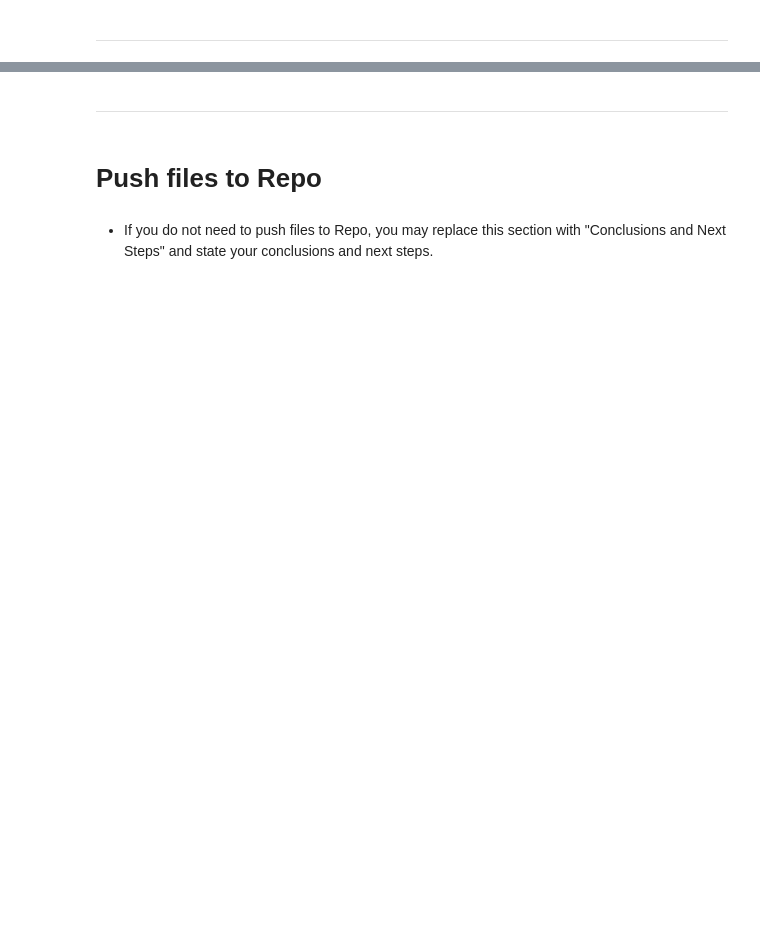
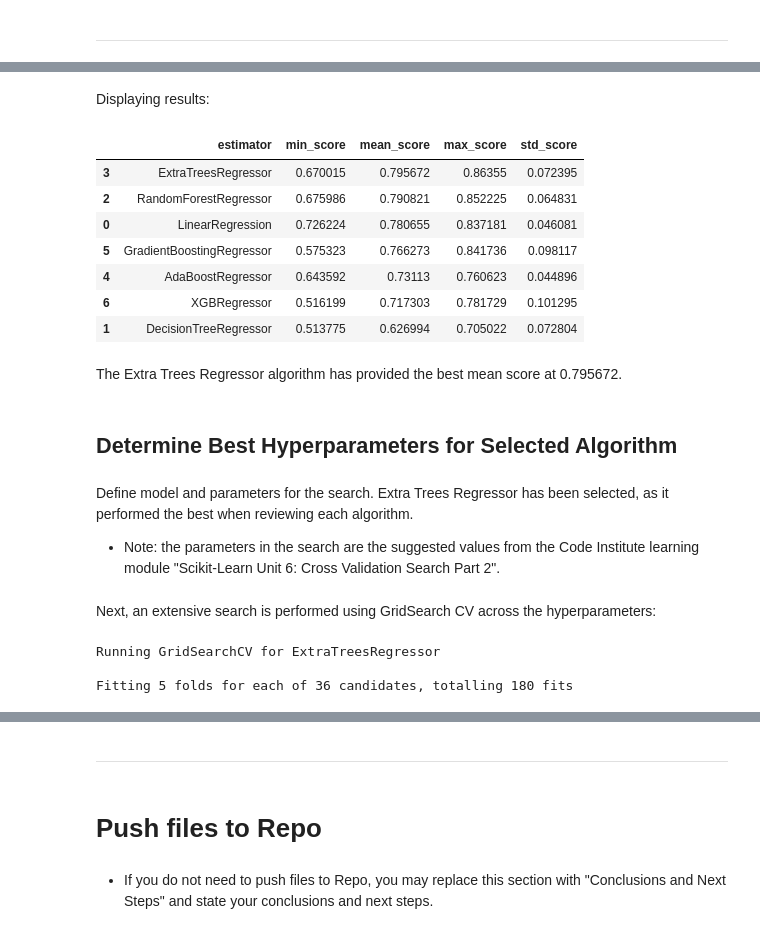
Before and after one commit to ChrisCherng/heritage-housing, a Jupyter notebook: jupyter_notebooks/05. PredictPrice.ipynb, the cells around one changed output, grey strips where cells are left out. Drawn from its saved outputs; the diff is of its cells as text; code cells hidden in the pictures; blank space fills up the shorter version.

Commit message:
started the predict price notebook

```diff
--- a/jupyter_notebooks/05. PredictPrice.ipynb
+++ b/jupyter_notebooks/05. PredictPrice.ipynb
@@ -53,0 +53,5 @@ Section 2 content
+# %%
+import numpy as np
+import pandas as pd
+df = pd.read_csv("outputs/datasets/collection/HousePricesRecords.csv")
+df.head(3)
@@ -60,0 +188,11 @@ NOTE
+# %%
+from sklearn.model_selection import train_test_split
+X_train, X_test, y_train, y_test = train_test_split(
+    df.drop(['SalePrice'], axis=1),
+    df['SalePrice'],
+    test_size=0.2,
+    random_state=0
+)
+
+print("* Train set:", X_train.shape, y_train.shape,
+      "\n* Test set:",  X_test.shape, y_test.shape)
@@ -60,0 +255,21 @@ NOTE
+# %% [markdown]
+Displaying results:
+# %%
+grid_search_summary, grid_search_pipelines = search.score_summary(sort_by='mean_score')
+grid_search_summary
+# %% [output]
+|  | estimator | min_score | mean_score | max_score | std_score |
+| 3 | ExtraTreesRegressor | 0.670015 | 0.795672 | 0.86355 | 0.072395 |
+| 2 | RandomForestRegressor | 0.675986 | 0.790821 | 0.852225 | 0.064831 |
+| 0 | LinearRegression | 0.726224 | 0.780655 | 0.837181 | 0.046081 |
+| 5 | GradientBoostingRegressor | 0.575323 | 0.766273 | 0.841736 | 0.098117 |
+| 4 | AdaBoostRegressor | 0.643592 | 0.73113 | 0.760623 | 0.044896 |
+| 6 | XGBRegressor | 0.516199 | 0.717303 | 0.781729 | 0.101295 |
+| 1 | DecisionTreeRegressor | 0.513775 | 0.626994 | 0.705022 | 0.072804 |
+# %% [markdown]
+The Extra Trees Regressor algorithm has provided the best mean score at 0.795672.
+# %% [markdown]
+## Determine Best Hyperparameters for Selected Algorithm
+# %% [markdown]
+Define model and parameters for the search. Extra Trees Regressor has been selected, as it performed the best when reviewing each algorithm.
+- Note: the parameters in the search are the suggested values from the Code Institute learning module "Scikit-Learn Unit 6: Cross Validation Search Part 2".
@@ -60,0 +288,9 @@ NOTE
+# %% [markdown]
+Next, an extensive search is performed using GridSearch CV across the hyperparameters:
+# %%
+search = HyperparameterOptimizationSearch(models=models_search, params=params_search)
+search.fit(X_train, y_train, scoring = 'r2', n_jobs=-1, cv=5)
+# %% [output]
+Running GridSearchCV for ExtraTreesRegressor
+
+Fitting 5 folds for each of 36 candidates, totalling 180 fits
```
Also changed, not shown: parts of 51 cells of this notebook.
